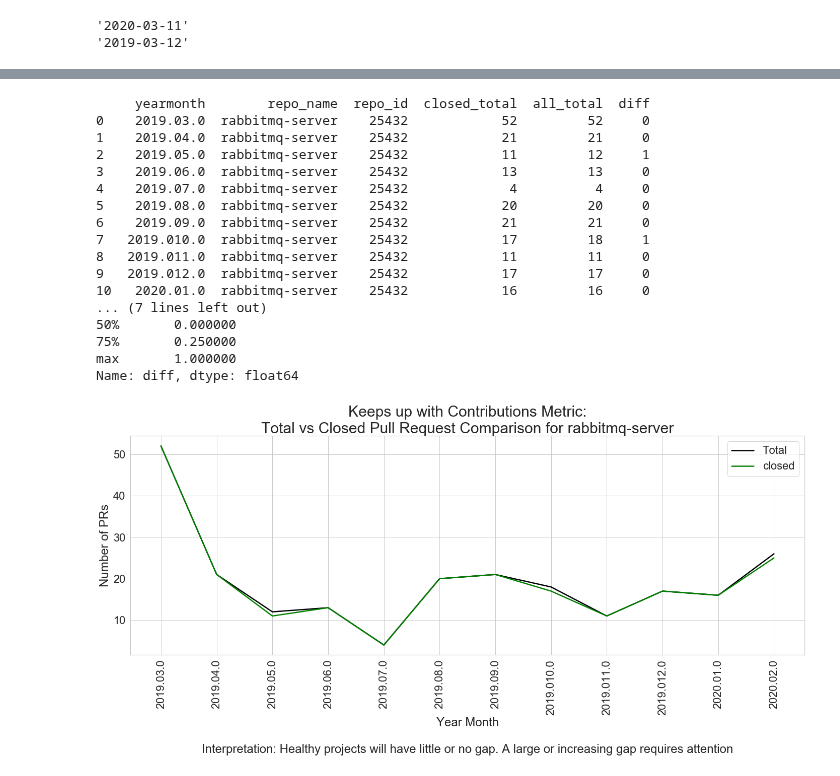
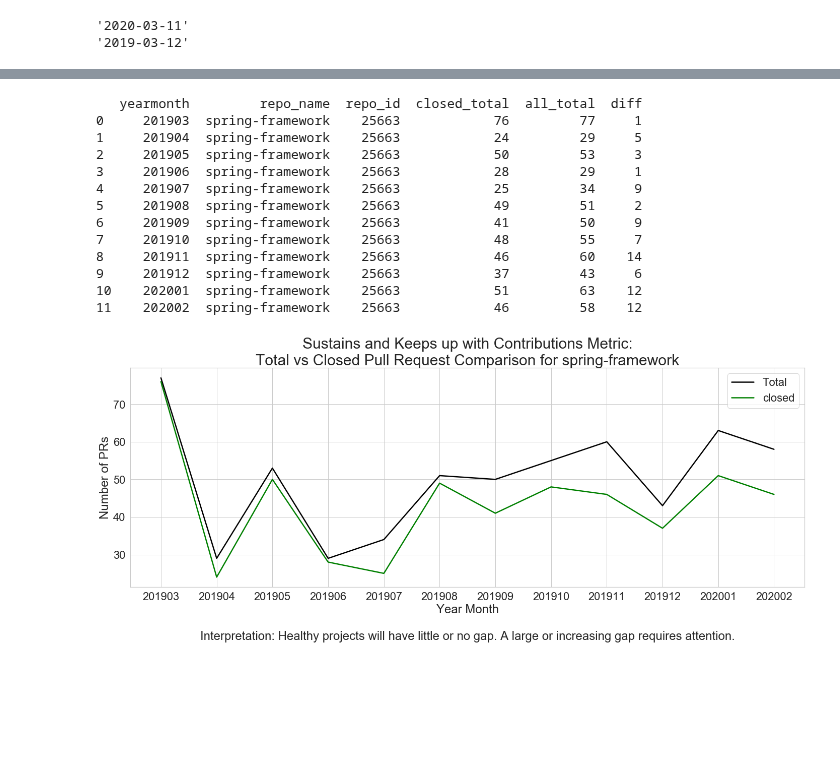
Before and after one commit to Hsingh2096/Hsingh2096, a Jupyter notebook: code/dawn_project_health.ipynb, the cells around one changed output, grey strips where cells are left out. Saved outputs shown, nothing was run; the diff lists cells and outputs as text; code cells hidden in the pictures; blank space fills up the shorter version.

Commit message:
fixed bug in month formatting

```diff
--- a/code/dawn_project_health.ipynb
+++ b/code/dawn_project_health.ipynb
@@ -52,8 +53,9 @@ print(repo_list)
 #repo_dict = {25760, 25663} #spring-boot & spring-framework
 #repo_dict = {28051} # concourse
 #repo_dict = {26983} #postfacto
-repo_dict = {25432} #rabbitmq-server
-#repo_dict = {25663}
+#repo_dict = {25432} #rabbitmq-server
+repo_dict = {25663} #spring-framework
+#repo_dict = {28030} #sonobuoy
 # %%
 #from datetime import date
 import datetime
@@ -150,4 +152,7 @@ pr_monthDF.set_index('repo_id', 'year', 'month')
 
 pr_monthDF[['total_prs_open_closed']] = pr_monthDF[['total_prs_open_closed']].fillna(0)
 
-pr_monthDF['yearmonth'] = pr_monthDF['year'].map(str)+pr_monthDF['month'].map(str)
+pr_monthDF['year'] = pr_monthDF['year'].map(int)
+pr_monthDF['month'] = pr_monthDF['month'].map(int)
+pr_monthDF['month'] = pr_monthDF['month'].apply('{:0>2}'.format)
+pr_monthDF['yearmonth'] = pr_monthDF['year'].map(str)+ pr_monthDF['month'].map(str)
@@ -253,52 +275,46 @@ for value in repo_dict:
 pr_monthDF.set_index('repo_id', 'year', 'month')
 
 pr_monthDF[['total_prs_open_closed']] = pr_monthDF[['total_prs_open_closed']].fillna(0)
-
-pr_monthDF['yearmonth'] = pr_monthDF['year'].map(str)+pr_monthDF['month'].map(str)
 # %%
 pr_sustainDF['all_total'] = pr_monthDF['total_prs_open_closed']
 pr_sustainDF['diff'] = pr_sustainDF['all_total'] - pr_sustainDF['closed_total']
-#print(pr_sustainDF,'\n')
+print(pr_sustainDF,'\n')
 #print((pr_sustainDF['diff']).describe())
 # %% [output]
-     yearmonth        repo_name  repo_id  closed_total  all_total  diff
-0    2019.03.0  rabbitmq-server    25432            52         52     0
-1    2019.04.0  rabbitmq-server    25432            21         21     0
-2    2019.05.0  rabbitmq-server    25432            11         12     1
-3    2019.06.0  rabbitmq-server    25432            13         13     0
-4    2019.07.0  rabbitmq-server    25432             4          4     0
-5    2019.08.0  rabbitmq-server    25432            20         20     0
-6    2019.09.0  rabbitmq-server    25432            21         21     0
-7   2019.010.0  rabbitmq-server    25432            17         18     1
-8   2019.011.0  rabbitmq-server    25432            11         11     0
-9   2019.012.0  rabbitmq-server    25432            17         17     0
-10   2020.01.0  rabbitmq-server    25432            16         16     0
-... (7 lines left out)
-50%       0.000000
-75%       0.250000
-max       1.000000
-Name: diff, dtype: float64
+   yearmonth         repo_name  repo_id  closed_total  all_total  diff
+0     201903  spring-framework    25663            76         77     1
+1     201904  spring-framework    25663            24         29     5
+2     201905  spring-framework    25663            50         53     3
+3     201906  spring-framework    25663            28         29     1
+4     201907  spring-framework    25663            25         34     9
+5     201908  spring-framework    25663            49         51     2
+6     201909  spring-framework    25663            41         50     9
+7     201910  spring-framework    25663            48         55     7
+8     201911  spring-framework    25663            46         60    14
+9     201912  spring-framework    25663            37         43     6
+10    202001  spring-framework    25663            51         63    12
+11    202002  spring-framework    25663            46         58    12
 # %%
 pr_sustainDF['repo_id'] = pr_sustainDF['repo_id'].map(int)
-pr_sustainDF['yearmonth'] = pr_sustainDF['yearmonth'].map(str)
+#pr_sustainDF['yearmonth'] = pr_sustainDF['yearmonth'].map(str)
 pr_sustainDF.set_index('repo_id', 'yearmonth')
 
 
 sns.set_style('ticks')
 sns.set(style="whitegrid", font_scale=2)
 
 fig, ax = plt.subplots()
 
 # the size of A4 paper
 fig.set_size_inches(24, 8)
 
-title = "Keeps up with Contributions Metric:\nTotal vs Closed Pull Request Comparison for " + pr_sustainDF['repo_name'][0]
+title = "Sustains and Keeps up with Contributions Metric:\nTotal vs Closed Pull Request Comparison for " + pr_sustainDF['repo_name'][0]
 
 plottermonth = sns.lineplot(x='yearmonth', y='all_total', data=pr_sustainDF, sort=False, color='black', label='Total', linewidth=2.5)
 plottermonth = sns.lineplot(x='yearmonth', y='closed_total', data=pr_sustainDF, sort=False, color='green', label='closed', linewidth=2.5, linestyle='dashed').set_title(title, fontsize=30)
 
-plottermonthlabels = ax.set_xticklabels(pr_sustainDF['yearmonth'], rotation=90)
+plottermonthlabels = ax.set_xticklabels(pr_sustainDF['yearmonth'])
 plottermonthlabels = ax.set_ylabel('Number of PRs')
-plottermonthlabels = ax.set_xlabel('Year Month\n\nInterpretation: Healthy projects will have little or no gap. A large or increasing gap requires attention')
+plottermonthlabels = ax.set_xlabel('Year Month\n\nInterpretation: Healthy projects will have little or no gap. A large or increasing gap requires attention.')
 # %% [output]
-[figure, old version]
+[figure, new version]
```
Also changed, not shown: parts of 3 cells of this notebook.
